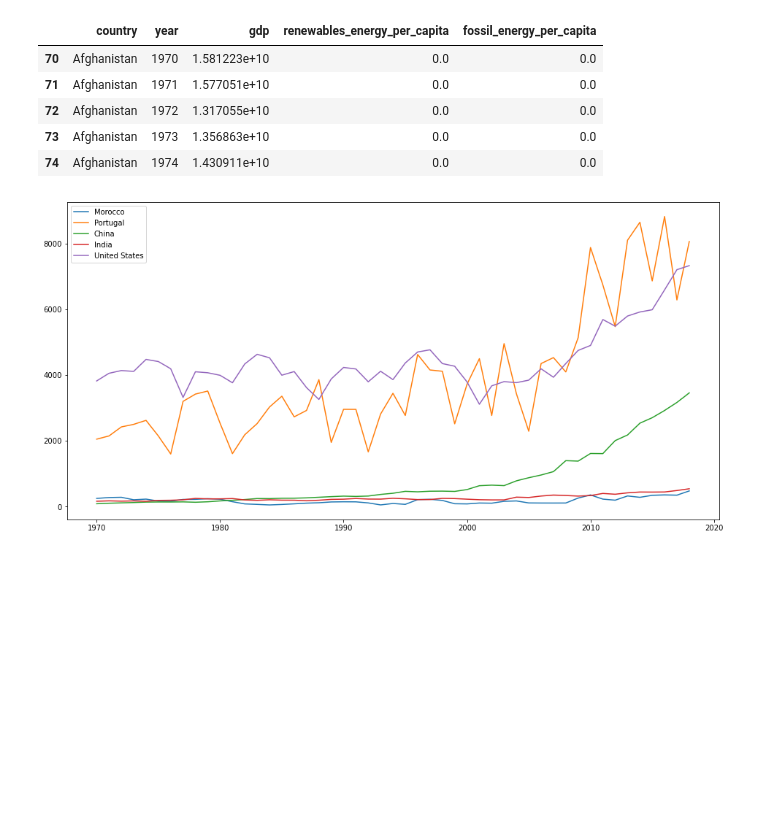
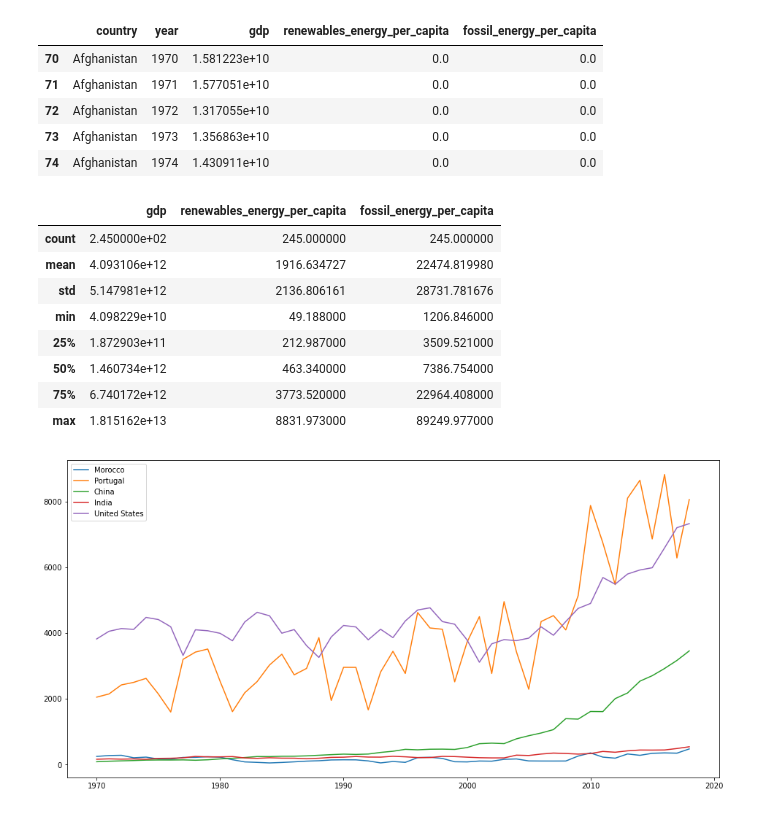
Before and after one commit to simibi28/itp_gp_2022, a Jupyter notebook: itp_groupproject.ipynb, the cells around one changed output. Saved outputs shown, nothing was run; the diff lists cells and outputs as text; code cells hidden in the pictures; blank space fills up the shorter version.

```diff
--- a/itp_groupproject.ipynb
+++ b/itp_groupproject.ipynb
@@ -132,6 +137,17 @@ analysis.print_data()
 | 74 | Afghanistan | 1974 | 1.430911e+10 | 0.0 | 0.0 |
 # %%
 analysis.filter_countries(["Morocco","Portugal","China","India","United States"])
+analysis.data.describe()
+# %% [output]
+|  | gdp | renewables_energy_per_capita | fossil_energy_per_capita |
+| count | 2.450000e+02 | 245.000000 | 245.000000 |
+| mean | 4.093106e+12 | 1916.634727 | 22474.819980 |
+| std | 5.147981e+12 | 2136.806161 | 28731.781676 |
+| min | 4.098229e+10 | 49.188000 | 1206.846000 |
+| 25% | 1.872903e+11 | 212.987000 | 3509.521000 |
+| 50% | 1.460734e+12 | 463.340000 | 7386.754000 |
+| 75% | 6.740172e+12 | 3773.520000 | 22964.408000 |
+| max | 1.815162e+13 | 8831.973000 | 89249.977000 |
 # %%
 analysis.plots("renewables", countries=["Morocco","Portugal","China","India","United States"])
 # %% [output]
```
Also changed, not shown: parts of 7 cells of this notebook.
